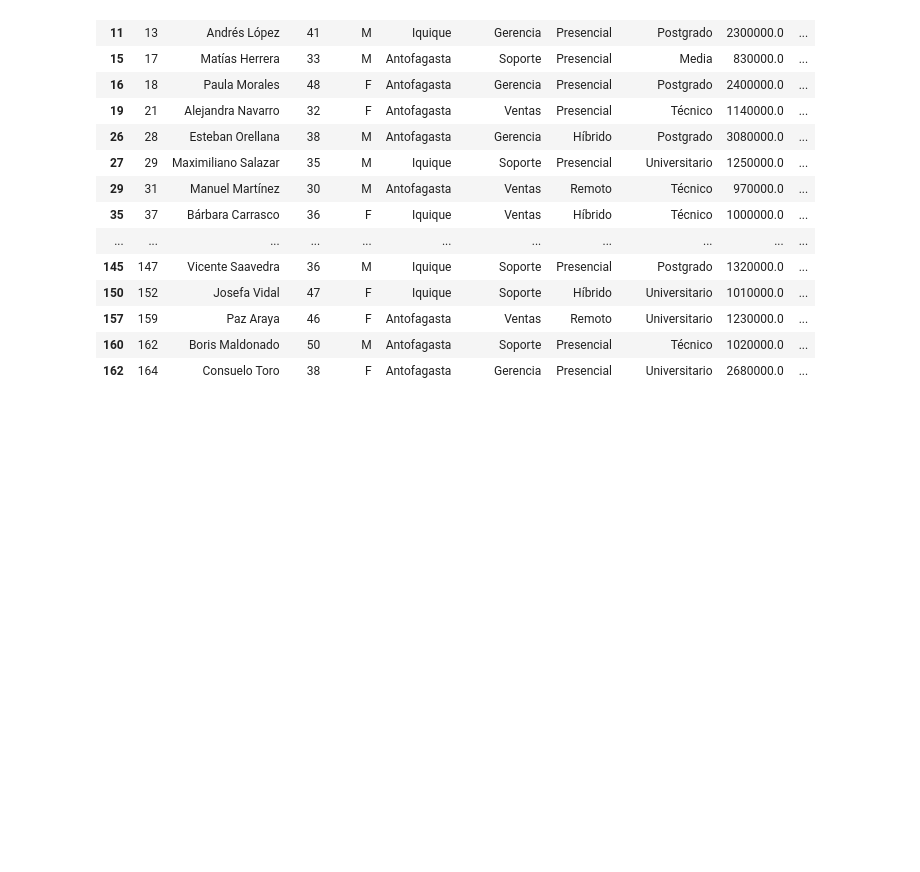
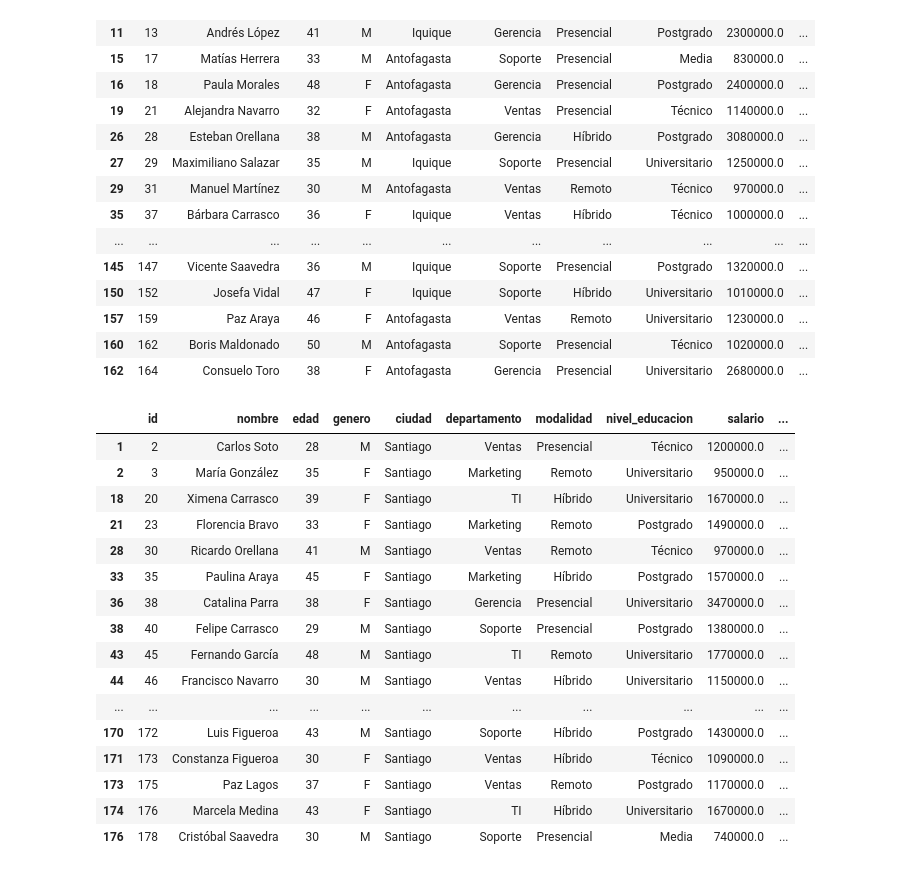
Before and after one commit to MiguelAngelRamos/ejercicio-2-analisis-datos, a Jupyter notebook: ejercicio-2.ipynb, the cells around one changed output. Cells and saved outputs as stored; diff of their text form; code cells hidden in the pictures; blank space fills up the shorter version.

```diff
--- a/ejercicio-2.ipynb
+++ b/ejercicio-2.ipynb
@@ -457,3 +457,24 @@ df[df["ciudad"].isin(ciudades_norte)]
 | 157 | 159 | Paz Araya | 46 | F | Antofagasta | Ventas | Remoto | Universitario | 1230000.0 | ... |
 | 160 | 162 | Boris Maldonado | 50 | M | Antofagasta | Soporte | Presencial | Técnico | 1020000.0 | ... |
 | 162 | 164 | Consuelo Toro | 38 | F | Antofagasta | Gerencia | Presencial | Universitario | 2680000.0 | ... |
+# %%
+# Personas de Santiago que ganan mas de 1 millon o tienen evaluacion >= 4.5
+df[(df["ciudad"] == "Santiago") & ((df["salario"] > 1_000_000) | (df["evaluacion_desempeno"] >= 4.5))]
+# %% [output]
+|  | id | nombre | edad | genero | ciudad | departamento | modalidad | nivel_educacion | salario | ... |
+| 1 | 2 | Carlos Soto | 28 | M | Santiago | Ventas | Presencial | Técnico | 1200000.0 | ... |
+| 2 | 3 | María González | 35 | F | Santiago | Marketing | Remoto | Universitario | 950000.0 | ... |
+| 18 | 20 | Ximena Carrasco | 39 | F | Santiago | TI | Híbrido | Universitario | 1670000.0 | ... |
+| 21 | 23 | Florencia Bravo | 33 | F | Santiago | Marketing | Remoto | Postgrado | 1490000.0 | ... |
+| 28 | 30 | Ricardo Orellana | 41 | M | Santiago | Ventas | Remoto | Técnico | 970000.0 | ... |
+| 33 | 35 | Paulina Araya | 45 | F | Santiago | Marketing | Híbrido | Postgrado | 1570000.0 | ... |
+| 36 | 38 | Catalina Parra | 38 | F | Santiago | Gerencia | Presencial | Universitario | 3470000.0 | ... |
+| 38 | 40 | Felipe Carrasco | 29 | M | Santiago | Soporte | Presencial | Postgrado | 1380000.0 | ... |
+| 43 | 45 | Fernando García | 48 | M | Santiago | TI | Remoto | Universitario | 1770000.0 | ... |
+| 44 | 46 | Francisco Navarro | 30 | M | Santiago | Ventas | Híbrido | Universitario | 1150000.0 | ... |
+| ... | ... | ... | ... | ... | ... | ... | ... | ... | ... | ... |
+| 170 | 172 | Luis Figueroa | 43 | M | Santiago | Soporte | Híbrido | Postgrado | 1430000.0 | ... |
+| 171 | 173 | Constanza Figueroa | 30 | F | Santiago | Ventas | Híbrido | Técnico | 1090000.0 | ... |
+| 173 | 175 | Paz Lagos | 37 | F | Santiago | Ventas | Remoto | Postgrado | 1170000.0 | ... |
+| 174 | 176 | Marcela Medina | 43 | F | Santiago | TI | Híbrido | Universitario | 1670000.0 | ... |
+| 176 | 178 | Cristóbal Saavedra | 30 | M | Santiago | Soporte | Presencial | Media | 740000.0 | ... |
```
Also changed, not shown: parts of 7 cells of this notebook.
